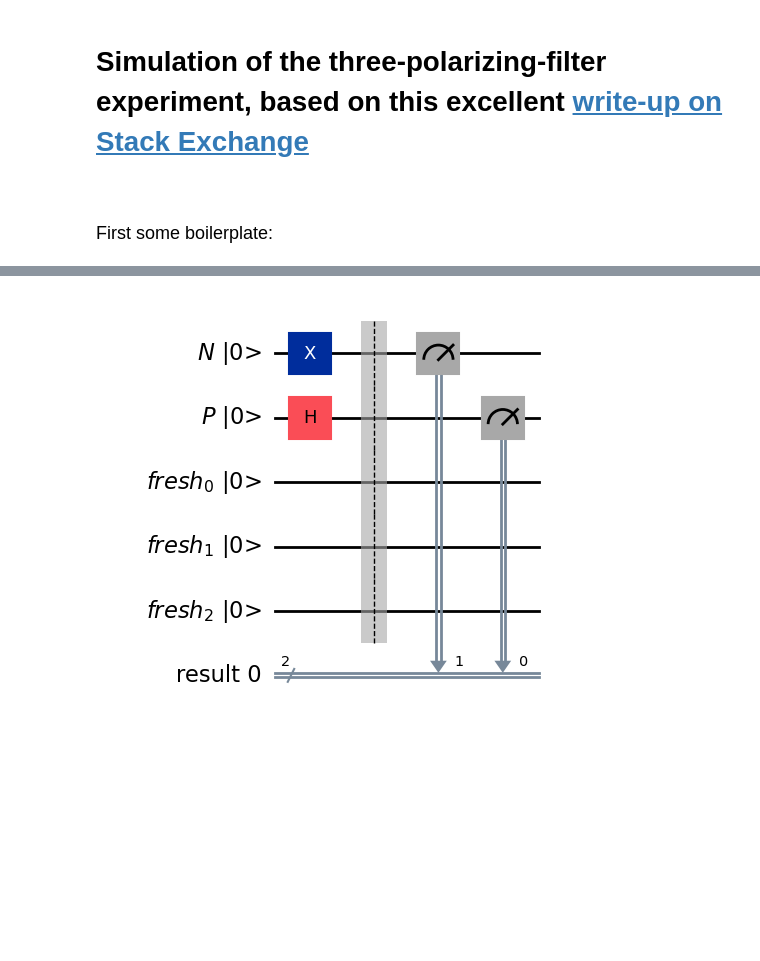
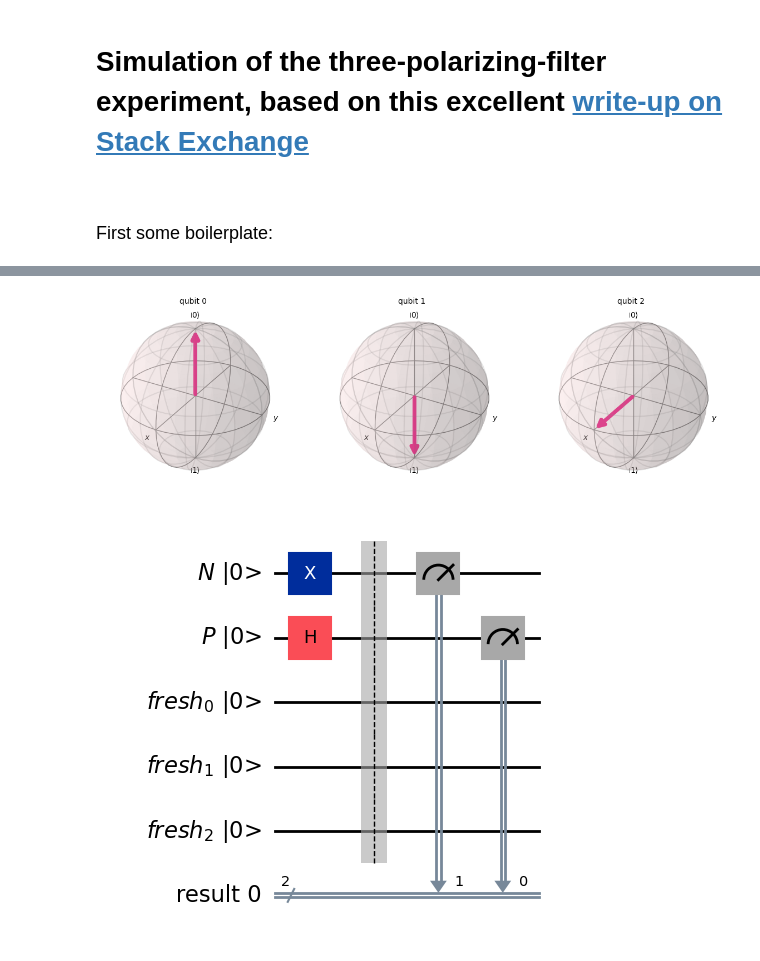
Before and after one commit to brandonwarren/sim-3-polar-expmt, a Jupyter notebook: polar-light-expmt.ipynb, the cells around one changed output, grey strips where cells are left out. Cells and saved outputs as stored; diff of their text form; code cells hidden in the pictures; blank space fills up the shorter version.

Commit message:
more slides, incl Bloch sphere

```diff
--- a/polar-light-expmt.ipynb
+++ b/polar-light-expmt.ipynb
@@ -72,3 +87,14 @@ Version Information
+# %%
+# 2. Bloch sphere shows how the X and H gates affects the state vector
+state = Statevector(qc)
+plot_bloch_multivector(state)
+# Z-axis passes through |0⟩ and |1⟩ . This is the measurement axis. Measurements result in a 0 or 1.
+# Qubits always start at |0⟩ state, aka ground state, as seen with qubit 0. Measurements of |0⟩ always result in 0.
+# The X (aka Not) gate rotates state vector 180° about the X-axis, transforming |0⟩ to |1⟩. Measurements of |1⟩ always result in 1.
+# The H (Hadamard) gate rotates state vector 180° about the XZ-axis (midway between X and Z axis) - maps X to Z, Z to X. Measurements result in a 0 or 1 (50/50). Superposition.
+#   Easier to visualize: H gate rotates state vector 90° about the Y-axis, then rotates 180° about the X-axis.
+# %% [output]
+[figure, added]
 # %%
 # 1. show input to 1st filter
 
```
Also changed, not shown: parts of 9 cells of this notebook.
